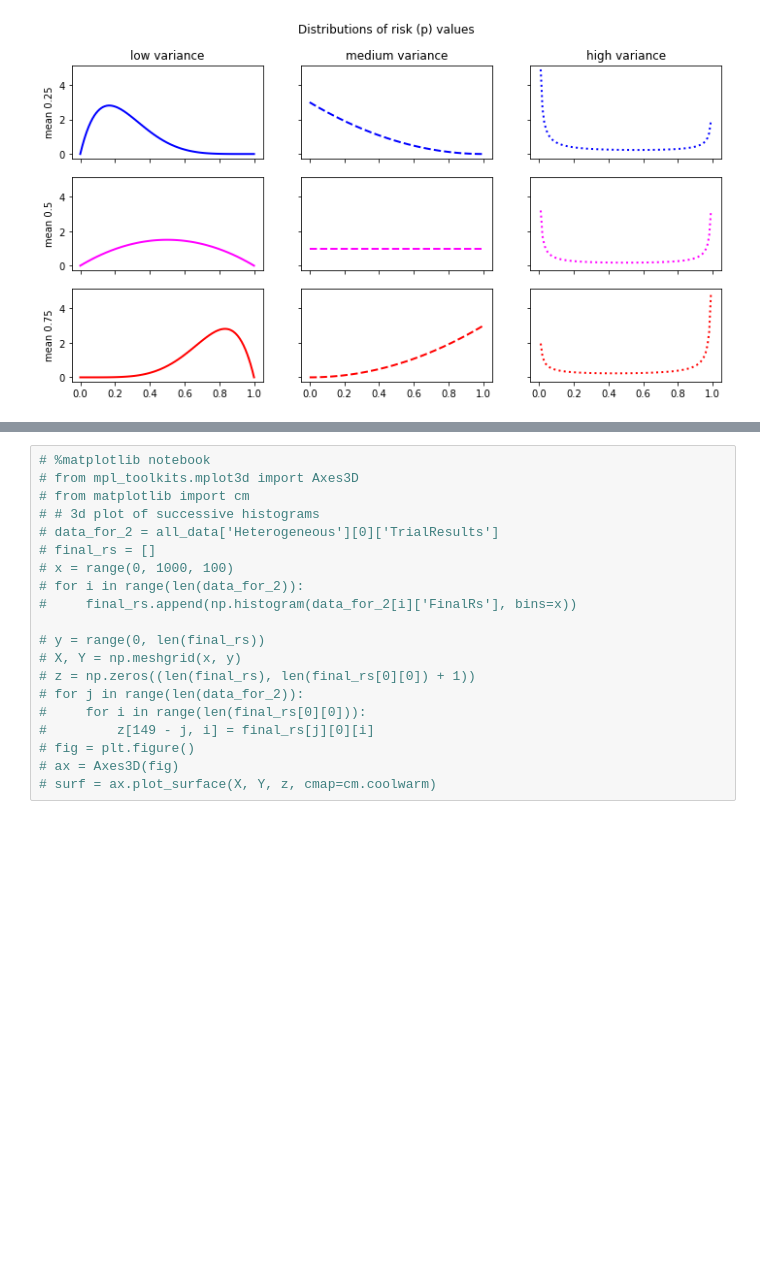
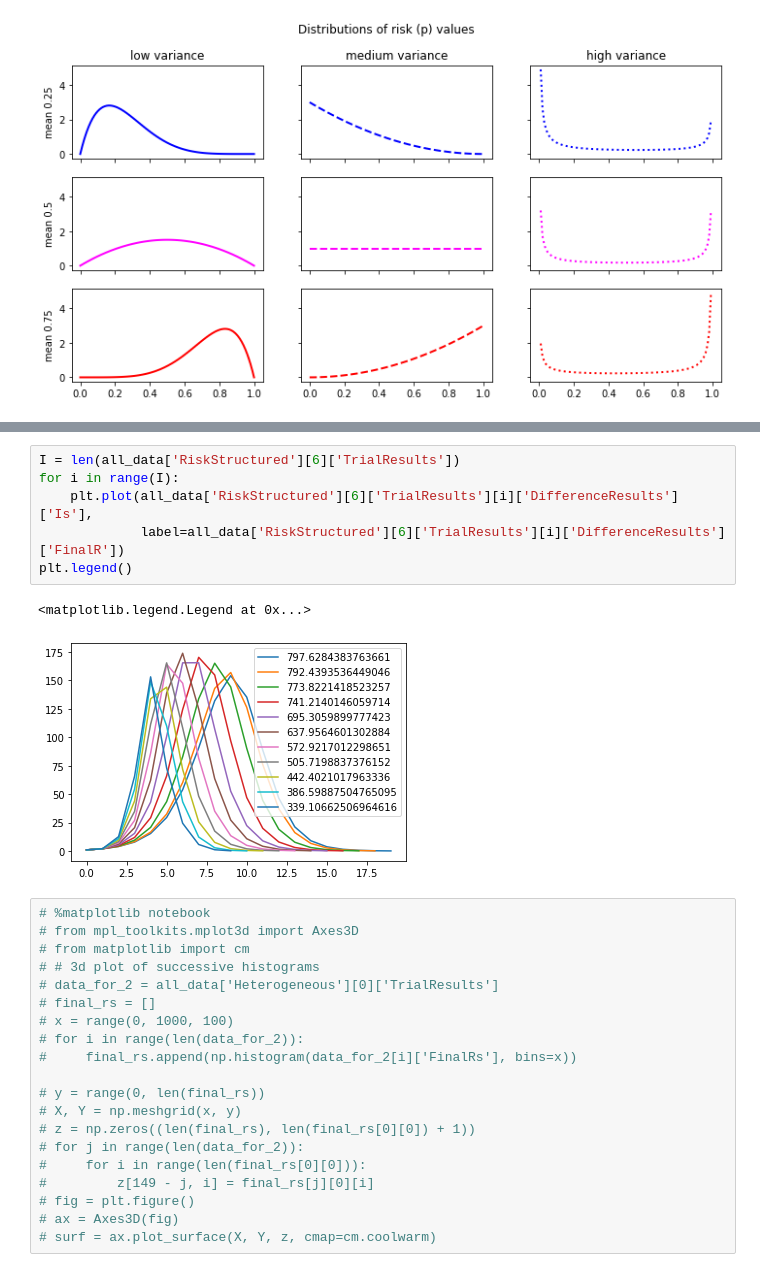
Before and after one commit to brendanwallace/hotspot, a Jupyter notebook: notebooks/final_size_and_max_i.ipynb, the cells around one changed output, grey strips where cells are left out. Drawn from its saved outputs; the diff is of its cells as text; blank space fills up the shorter version.

```diff
--- a/notebooks/final_size_and_max_i.ipynb
+++ b/notebooks/final_size_and_max_i.ipynb
@@ -95,3 +107,12 @@ for i, (a, b, desc_i) in enumerate(bases):
+# %%
+I = len(all_data['RiskStructured'][6]['TrialResults'])
+for i in range(I):
+    plt.plot(all_data['RiskStructured'][6]['TrialResults'][i]['DifferenceResults']['Is'],
+             label=all_data['RiskStructured'][6]['TrialResults'][i]['DifferenceResults']['FinalR'])
+plt.legend()
+# %% [output]
+<matplotlib.legend.Legend at 0x...>
+[figure, added]
 # %%
 # %matplotlib notebook
 # from mpl_toolkits.mplot3d import Axes3D
```
Also changed, not shown: parts of 5 cells of this notebook, 7 other files.
